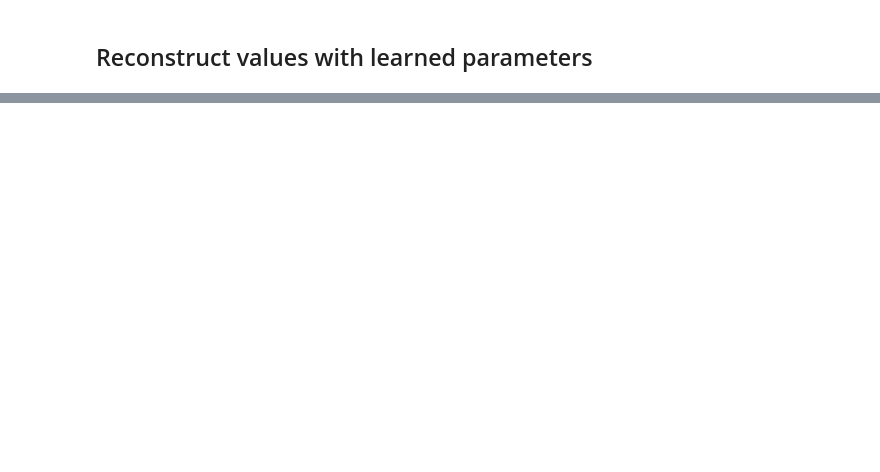
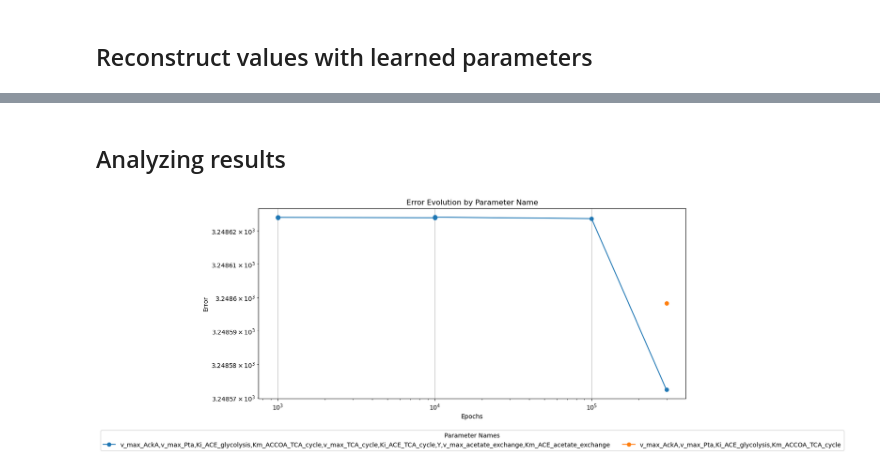
Before and after one commit to brsynth/PINN, a Jupyter notebook: Millard_pinn.ipynb, the cells around one changed output, grey strips where cells are left out. Drawn from its saved outputs; the diff is of its cells as text; code cells hidden in the pictures; blank space fills up the shorter version.

```diff
--- a/Millard_pinn.ipynb
+++ b/Millard_pinn.ipynb
@@ -476,0 +489,2 @@ v_max_AckA : 0.44494302705793615
+# %% [markdown]
+## Analyzing results
@@ -476,0 +504,31 @@ v_max_AckA : 0.44494302705793615
+# %%
+df = pd.read_csv('results_data.csv')
+
+# Get unique parameter names
+unique_params = df['parameter_names'].unique()
+
+plt.figure(figsize=(15,6))
+
+# Plot each parameter name with a different color, sorted by epoch_number
+for param in unique_params:
+    param_data = df[df['parameter_names'] == param]
+    param_data_sorted = param_data.sort_values(by='epoch_number')  # Sort by epoch_number
+    plt.plot(param_data_sorted['epoch_number'], param_data_sorted['error'], 'o-', label=param)  # 'o-' for points and lines
+
+# Add titles and labels
+plt.title('Error Evolution by Parameter Name')
+plt.xlabel('Epochs')
+plt.ylabel('Error')
+plt.xscale('log')
+plt.yscale('log')
+plt.grid(True)
+
+# Add legend below the plot
+plt.legend(title='Parameter Names', bbox_to_anchor=(0.5, -0.15), loc='upper center', ncol=3)
+
+# Adjust layout to make room for the legend
+plt.tight_layout()
+
+plt.show()
+# %% [output]
+[figure, added]
```
Also changed, not shown: parts of 10 cells of this notebook, 6 other files.
